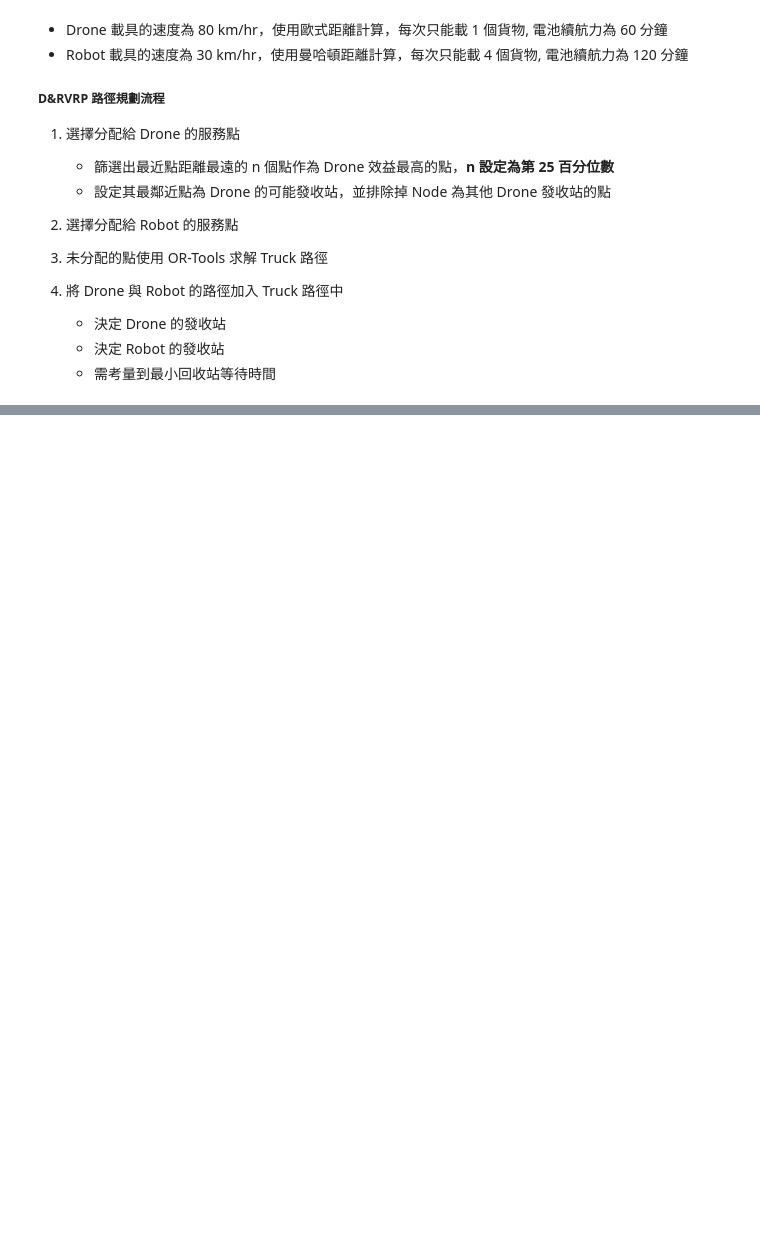
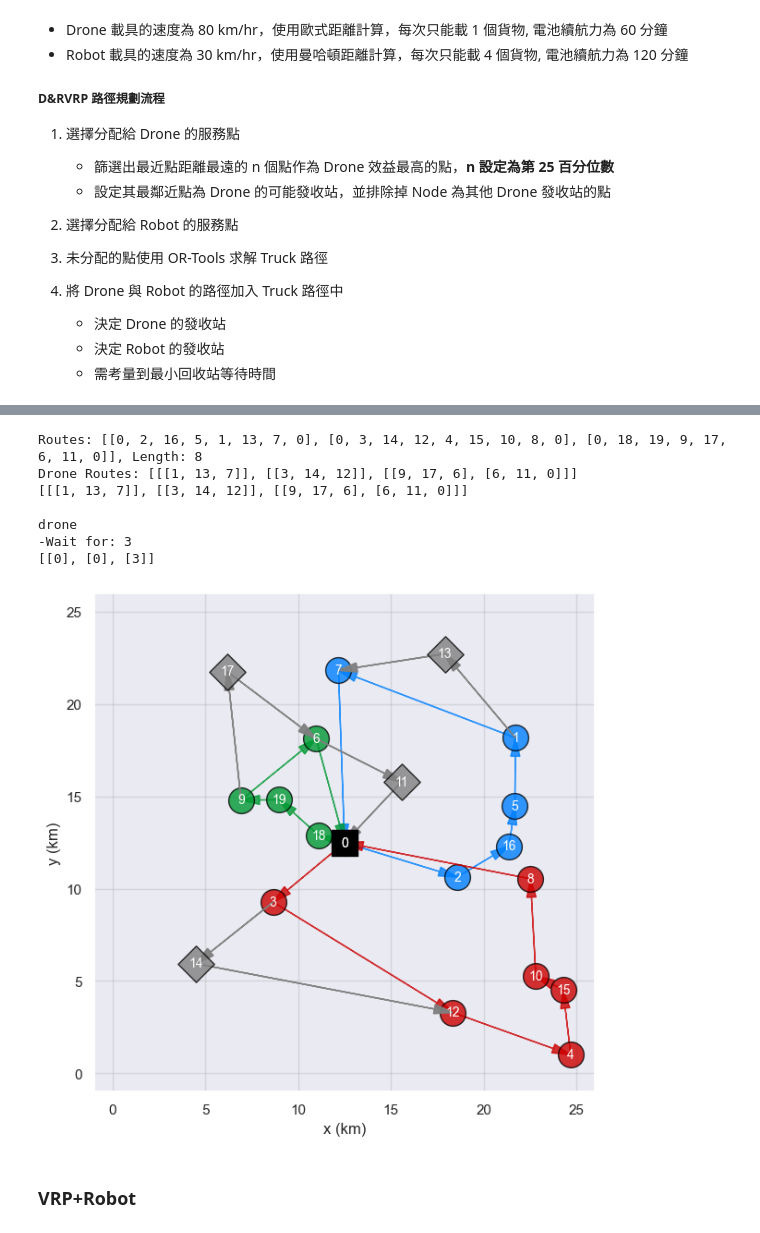
Before and after one commit to jy09567824/vehicle-routing-problem, a Jupyter notebook: RDVRP_ORTools.ipynb, the cells around one changed output, grey strips where cells are left out. Drawn from its saved outputs; the diff is of its cells as text; code cells hidden in the pictures; blank space fills up the shorter version.

```diff
--- a/RDVRP_ORTools.ipynb
+++ b/RDVRP_ORTools.ipynb
@@ -558,0 +572,26 @@ def optimize_drone_routes(data, routes, drone_routes):
+# %%
+# 解 VRP -> 分開挑 Drone 點 -> 分開解 VRPTW
+data = create_data_model(**controls)
+routes = solve_routing_problem(data)
+drone_routes = select_drone_nodes(data, routes)
+print(drone_routes)
+# 調整車輛路線
+for index, group in enumerate(drone_routes):
+    for r in group:
+        routes[index].remove(r[1])
+
+drone_waiting = get_waiting_time(data, routes, drone_routes, 'drone')
+print(drone_waiting)
+
+plot_map(routes=routes,drone_routes=drone_routes, **controls)
+# %% [output]
+Routes: [[0, 2, 16, 5, 1, 13, 7, 0], [0, 3, 14, 12, 4, 15, 10, 8, 0], [0, 18, 19, 9, 17, 6, 11, 0]], Length: 8
+Drone Routes: [[[1, 13, 7]], [[3, 14, 12]], [[9, 17, 6], [6, 11, 0]]]
+[[[1, 13, 7]], [[3, 14, 12]], [[9, 17, 6], [6, 11, 0]]]
+
+drone
+-Wait for: 3
+[[0], [0], [3]]
+[figure, added]
+# %% [markdown]
+### VRP+Robot
```
Also changed, not shown: parts of 41 cells of this notebook, 5 other files.
